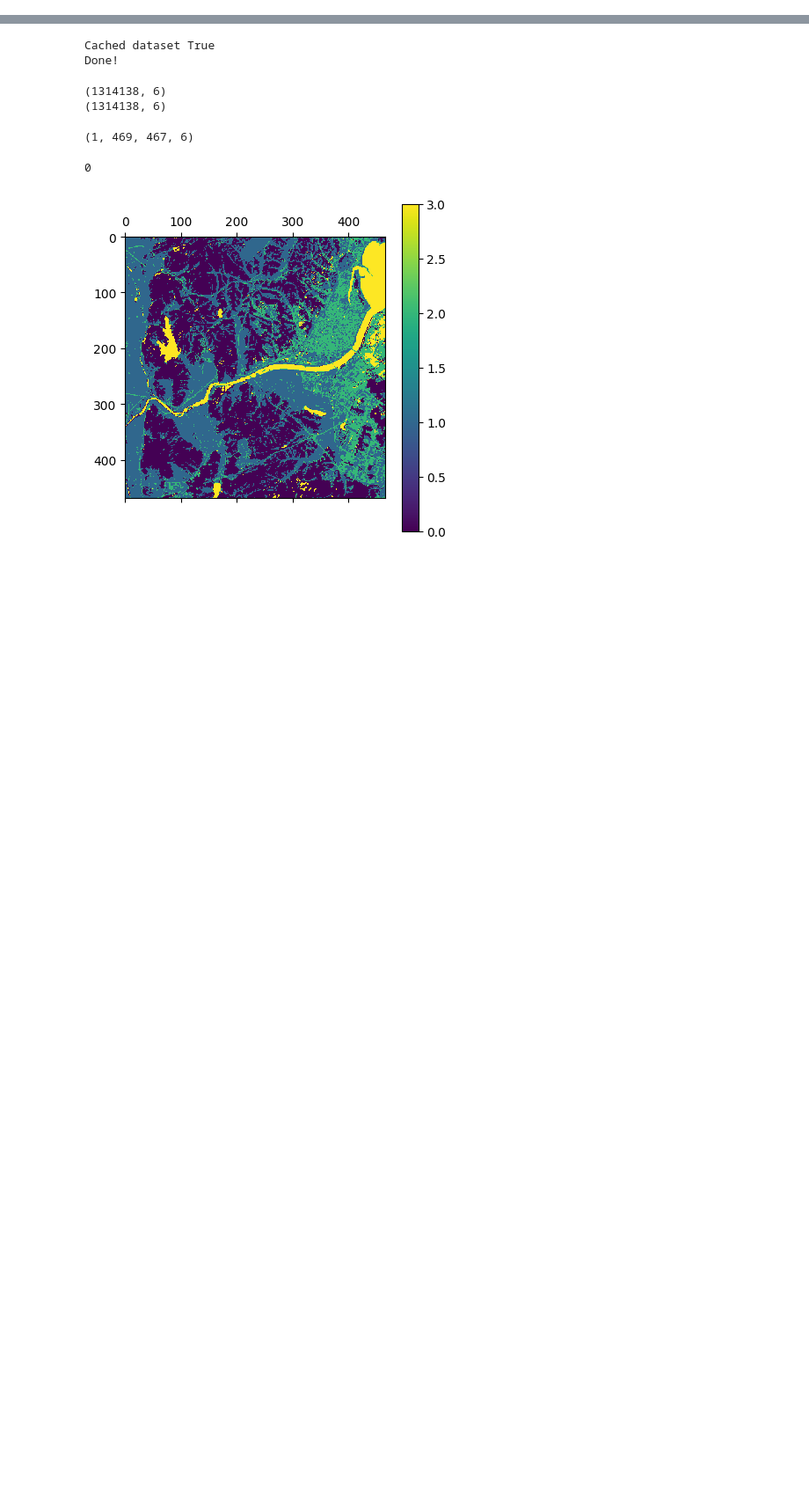
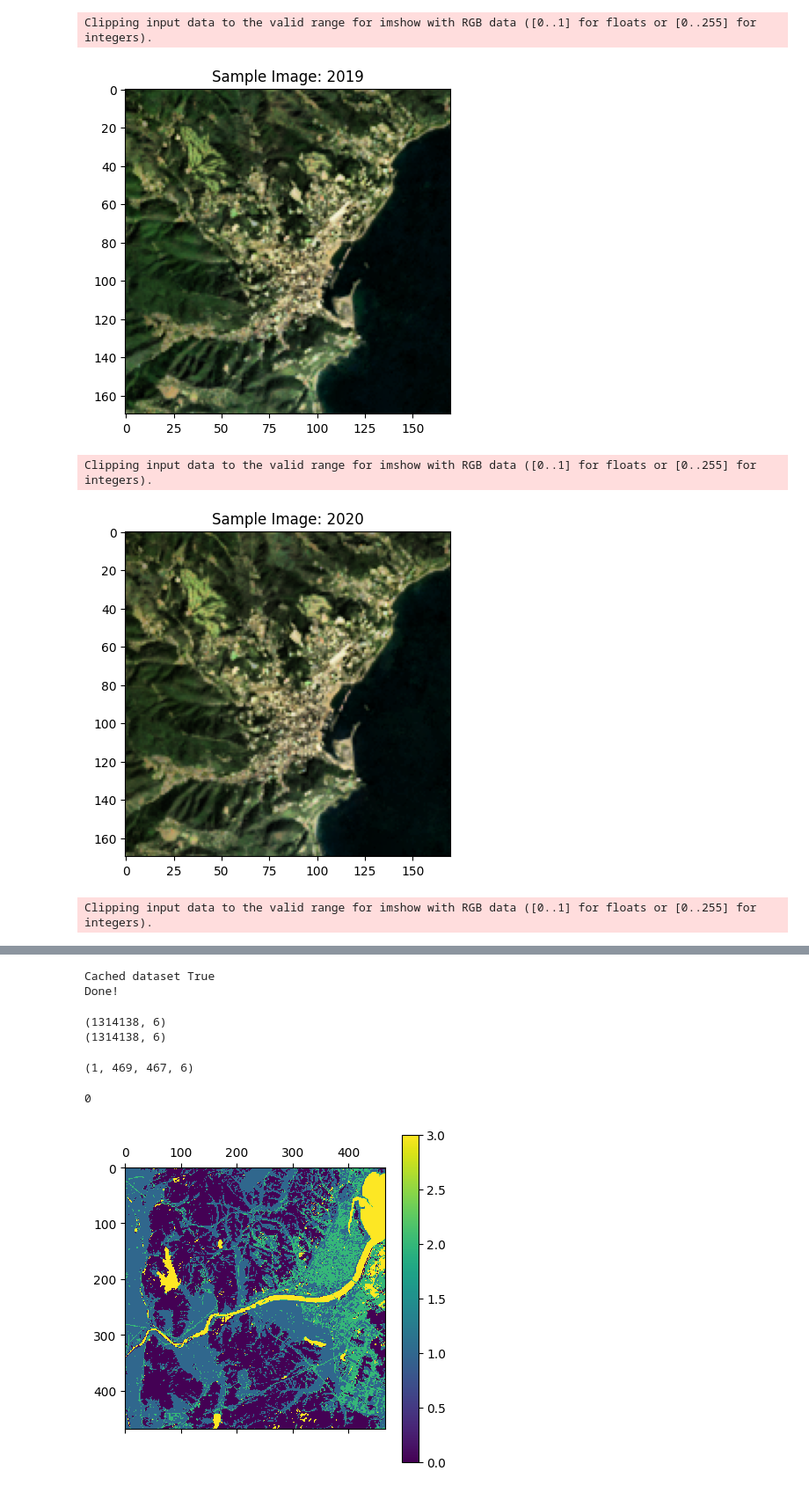
Before and after one commit to LQCHAN022/UMP-estimation, a Jupyter notebook: landsat_download/Cluster_LS_8.ipynb, the cells around one changed output, grey strips where cells are left out. Shown at 88% size. Cells and saved outputs as stored; diff of their text form; code cells hidden in the pictures; blank space fills up the shorter version.

```diff
--- a/landsat_download/Cluster_LS_8.ipynb
+++ b/landsat_download/Cluster_LS_8.ipynb
@@ -118,0 +149,58 @@ Clipping input data to the valid range for imshow with RGB data ([0..1] for floa
+# %%
+YEAR = 2019
+ls_read = (COMBINED_LANDSAT
+            .filterBounds(CITY)
+            .filterDate(f'{YEAR}-01-01', f'{YEAR}-12-31')
+            .map(mask_clouds)
+           )
+ls_median = ls_read.median()
+
+
+ls_read_export = ls_median.reproject(ls_read.first().select("B1").projection())
+channel = geemap.ee_to_numpy(ls_read_export, region=CITY_BOUNDING_BOX, bands = ['B3', "B2", "B1"], default_value=0.0)
+image_2019 = exposure.equalize_adapthist(channel, clip_limit=0.02)
+
+YEAR = 2020
+ls_read = (COMBINED_LANDSAT
+            .filterBounds(CITY)
+            .filterDate(f'{YEAR}-01-01', f'{YEAR}-12-31')
+            .map(mask_clouds)
+           )
+ls_median = ls_read.median()
+
+
+ls_read_export = ls_median.reproject(ls_read.first().select("B1").projection())
+channel = geemap.ee_to_numpy(ls_read_export, region=CITY_BOUNDING_BOX, bands = ['B3', "B2", "B1"], default_value=0.0)
+image_2020 = exposure.equalize_adapthist(channel, clip_limit=0.02)
+
+YEAR = 2022
+ls_read = (COMBINED_LANDSAT
+            .filterBounds(CITY)
+            .filterDate(f'{YEAR}-01-01', f'{YEAR}-12-31')
+            .map(mask_clouds)
+           )
+ls_median = ls_read.median()
+
+
+ls_read_export = ls_median.reproject(ls_read.first().select("B1").projection())
+channel = geemap.ee_to_numpy(ls_read_export, region=CITY_BOUNDING_BOX, bands = ['B3', "B2", "B1"], default_value=0.0)
+image_2022 = exposure.equalize_adapthist(channel, clip_limit=0.02)
+
+
+plt.title(f"Sample Image: 2019")
+plt.imshow(image_2019)
+plt.show()
+
+plt.title(f"Sample Image: 2020")
+plt.imshow(image_2020)
+plt.show()
+
+plt.title(f"Sample Image: 2022")
+plt.imshow(image_2022)
+plt.show()
+# %% [output]
+Clipping input data to the valid range for imshow with RGB data ([0..1] for floats or [0..255] for integers).
+[figure, added]
+Clipping input data to the valid range for imshow with RGB data ([0..1] for floats or [0..255] for integers).
+[figure, added]
+Clipping input data to the valid range for imshow with RGB data ([0..1] for floats or [0..255] for integers).
```
Also changed, not shown: parts of 6 cells of this notebook, 11 other files.
